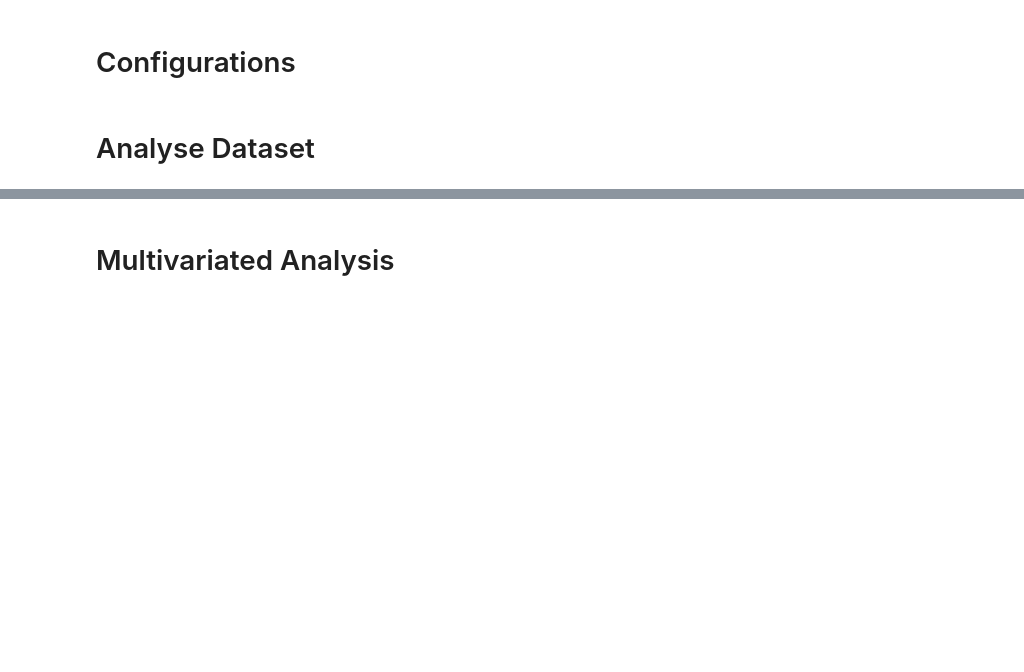
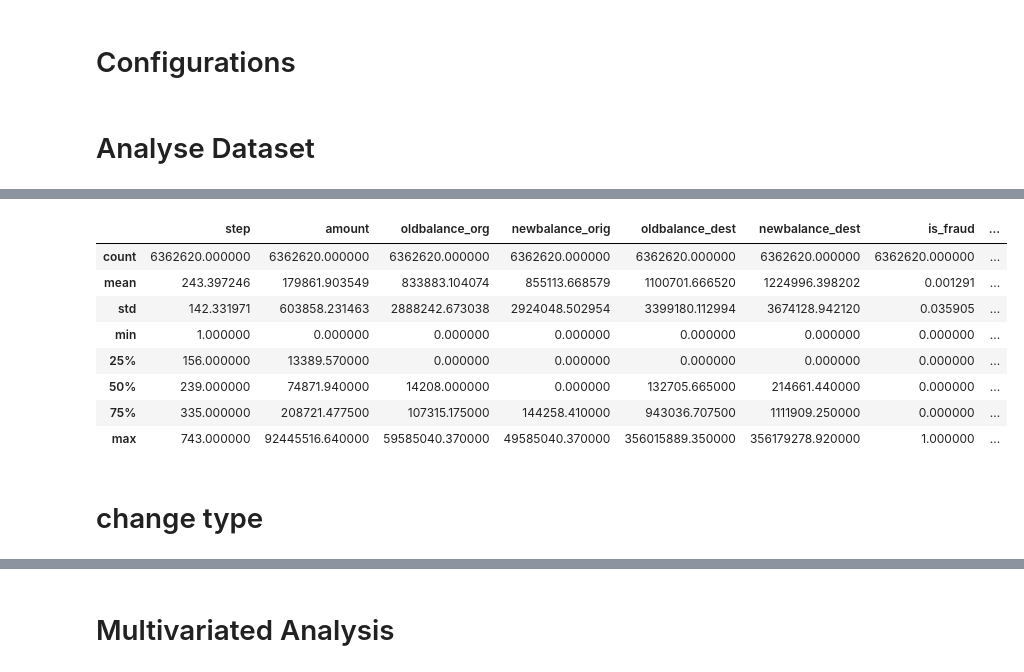
Before and after one commit to ylmoura/fraud_detection, a Jupyter notebook: notebooks/2.0_eda.ipynb, the cells around one changed output, grey strips where cells are left out. Saved outputs shown, nothing was run; the diff lists cells and outputs as text; code cells hidden in the pictures; blank space fills up the shorter version.

```diff
--- a/notebooks/2.0_eda.ipynb
+++ b/notebooks/2.0_eda.ipynb
@@ -97,0 +72,16 @@ plt.tight_layout()
+# %%
+desc = data.describe()
+desc = desc.style.background_gradient()
+desc
+# %% [output]
+|  | step | amount | oldbalance_org | newbalance_orig | oldbalance_dest | newbalance_dest | is_fraud | ... |
+| count | 6362620.000000 | 6362620.000000 | 6362620.000000 | 6362620.000000 | 6362620.000000 | 6362620.000000 | 6362620.000000 | ... |
+| mean | 243.397246 | 179861.903549 | 833883.104074 | 855113.668579 | 1100701.666520 | 1224996.398202 | 0.001291 | ... |
+| std | 142.331971 | 603858.231463 | 2888242.673038 | 2924048.502954 | 3399180.112994 | 3674128.942120 | 0.035905 | ... |
+| min | 1.000000 | 0.000000 | 0.000000 | 0.000000 | 0.000000 | 0.000000 | 0.000000 | ... |
+| 25% | 156.000000 | 13389.570000 | 0.000000 | 0.000000 | 0.000000 | 0.000000 | 0.000000 | ... |
+| 50% | 239.000000 | 74871.940000 | 14208.000000 | 0.000000 | 132705.665000 | 214661.440000 | 0.000000 | ... |
+| 75% | 335.000000 | 208721.477500 | 107315.175000 | 144258.410000 | 943036.707500 | 1111909.250000 | 0.000000 | ... |
+| max | 743.000000 | 92445516.640000 | 59585040.370000 | 49585040.370000 | 356015889.350000 | 356179278.920000 | 1.000000 | ... |
+# %% [markdown]
+# change type
```
Also changed, not shown: parts of 44 cells of this notebook, 4 other files.
